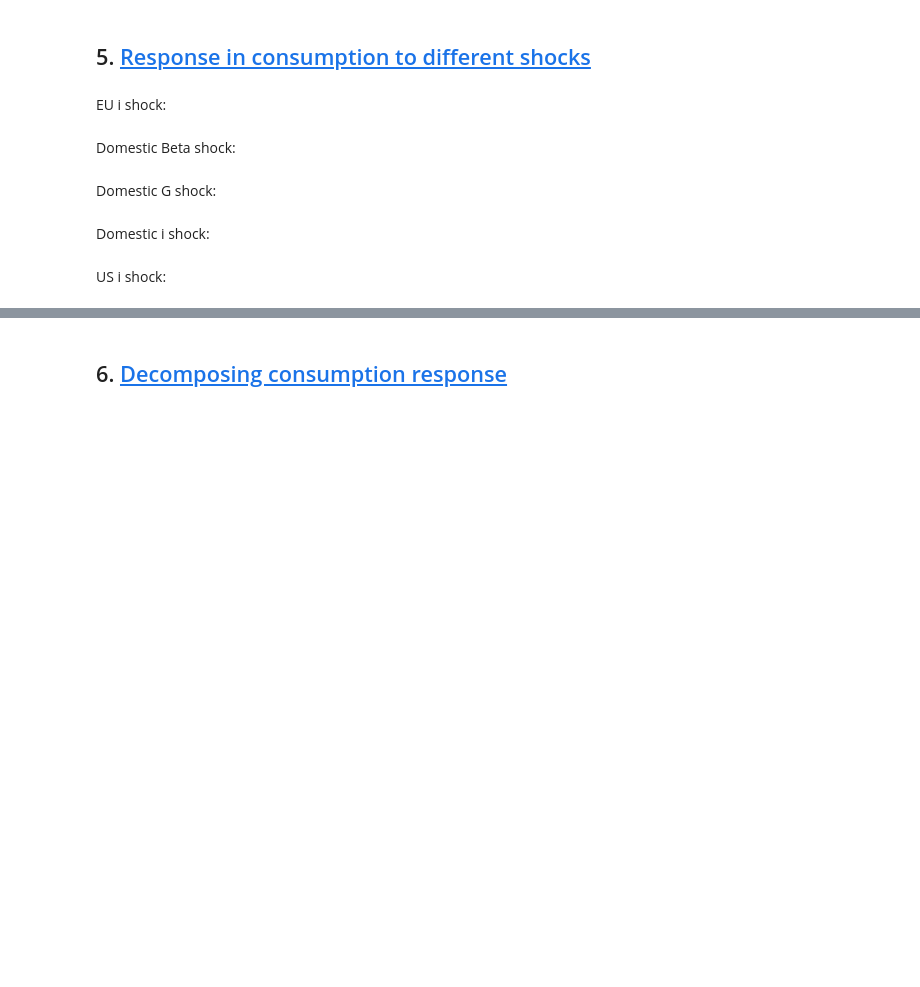
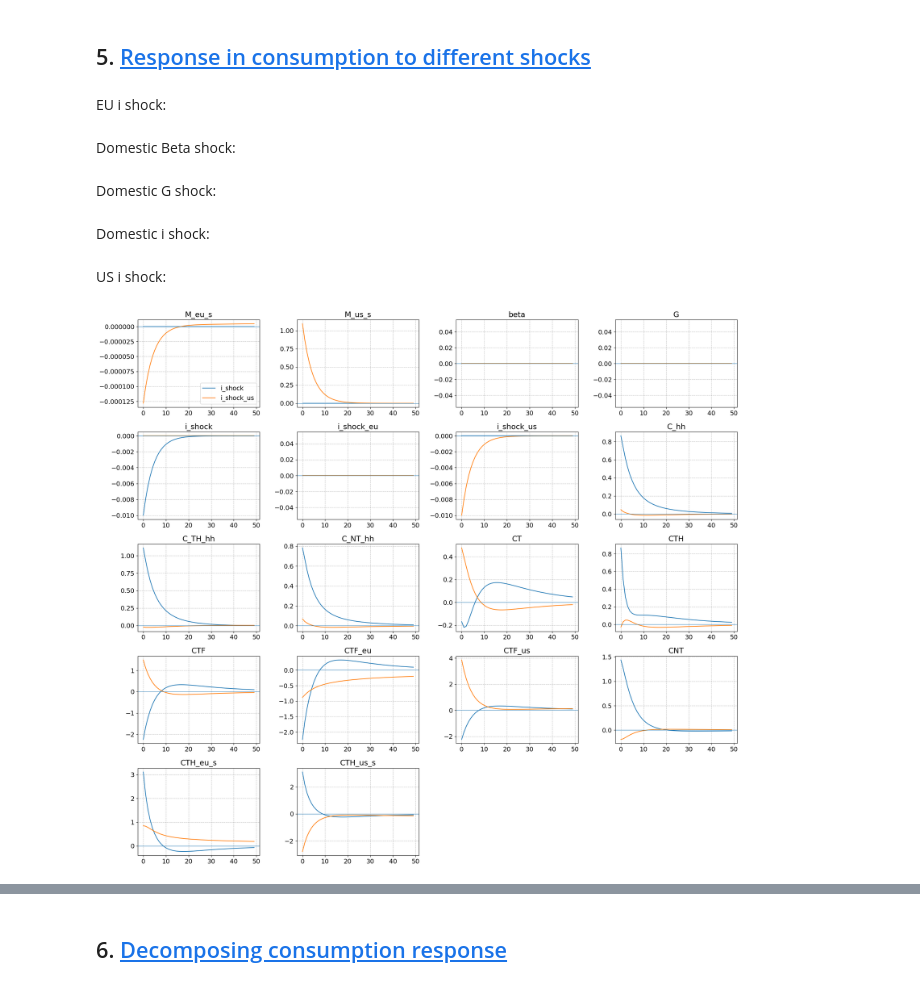
Before and after one commit to AndreaNoergaardAndersen/Master-Thesis, a Jupyter notebook: I-HANK - EU and US/IHANK.ipynb, the cells around one changed output, grey strips where cells are left out. Drawn from its saved outputs; the diff is of its cells as text; code cells hidden in the pictures; blank space fills up the shorter version.

```diff
--- a/I-HANK - EU and US/IHANK.ipynb
+++ b/I-HANK - EU and US/IHANK.ipynb
@@ -236,3 +248,49 @@ i_shock_us_model.find_transition_path(shocks=['i_shock_us'],do_print=False,do_en
+# %%
+import matplotlib.pyplot as plt
+import numpy as np
+import os
+
+varnames = ['M_eu_s','M_us_s','beta','G','i_shock', 'i_shock_eu', 'i_shock_us',
+            'C_hh','C_TH_hh','C_NT_hh','CT','CTH','CTF','CTF_eu','CTF_us','CNT',
+            'CTH_eu_s','CTH_us_s']
+
+T_max = 50
+ncols = 4
+nrows = (len(varnames) + ncols - 1) // ncols
+
+fig = plt.figure(figsize=(5*ncols, 3.5*nrows), dpi=100)
+
+for i, varname in enumerate(varnames):
+    ax = fig.add_subplot(nrows, ncols, i+1)
+    ax.set_title(varname)
+
+    x1 = i_shock_model.IRF[varname][:T_max]
+    x2 = i_shock_us_model.IRF[varname][:T_max]
+
+    if varname in ['i_shock', 'i_shock_eu', 'i_shock_us']:
+        ax.plot(x1, label='i_shock')
+        ax.plot(x2, label='i_shock_us')
+    else:
+        ss1 = getattr(i_shock_model.ss, varname)
+        ss2 = getattr(i_shock_us_model.ss, varname)
+
+        if np.isnan(ss1) or np.isnan(ss2):
+            ax.plot(x1, label='i_shock')
+            ax.plot(x2, label='i_shock_us')
+        else:
+            ax.plot(100 * x1 / ss1, label='i_shock')
+            ax.plot(100 * x2 / ss2, label='i_shock_us')
+
+    ax.axhline(0, linewidth=0.8)
+
+    if i == 0:
+        ax.legend()
+
+fig.tight_layout()
+fig.savefig(os.path.join(folder_us, "compare_linear_IRFs.pdf"))
+plt.show()
+# %% [output]
+[figure, added]
 # %%
 models = [M_s,beta,G,i_shock_model,i_shock_us_model]
 labels = ['i_shock_eu','beta','G','i_shock', 'i_shock_us']
```
Also changed, not shown: parts of 12 cells of this notebook, 13 other files.
